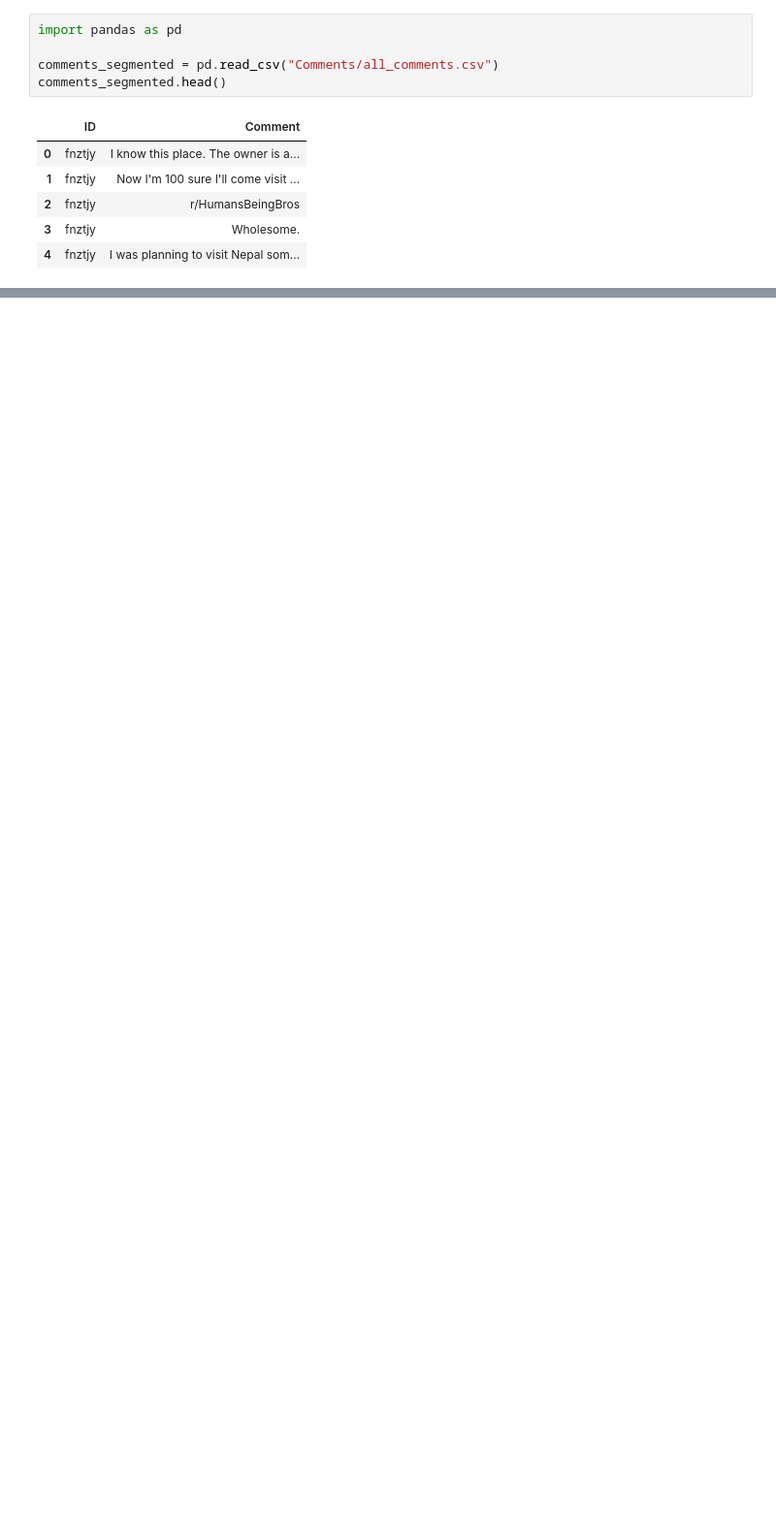
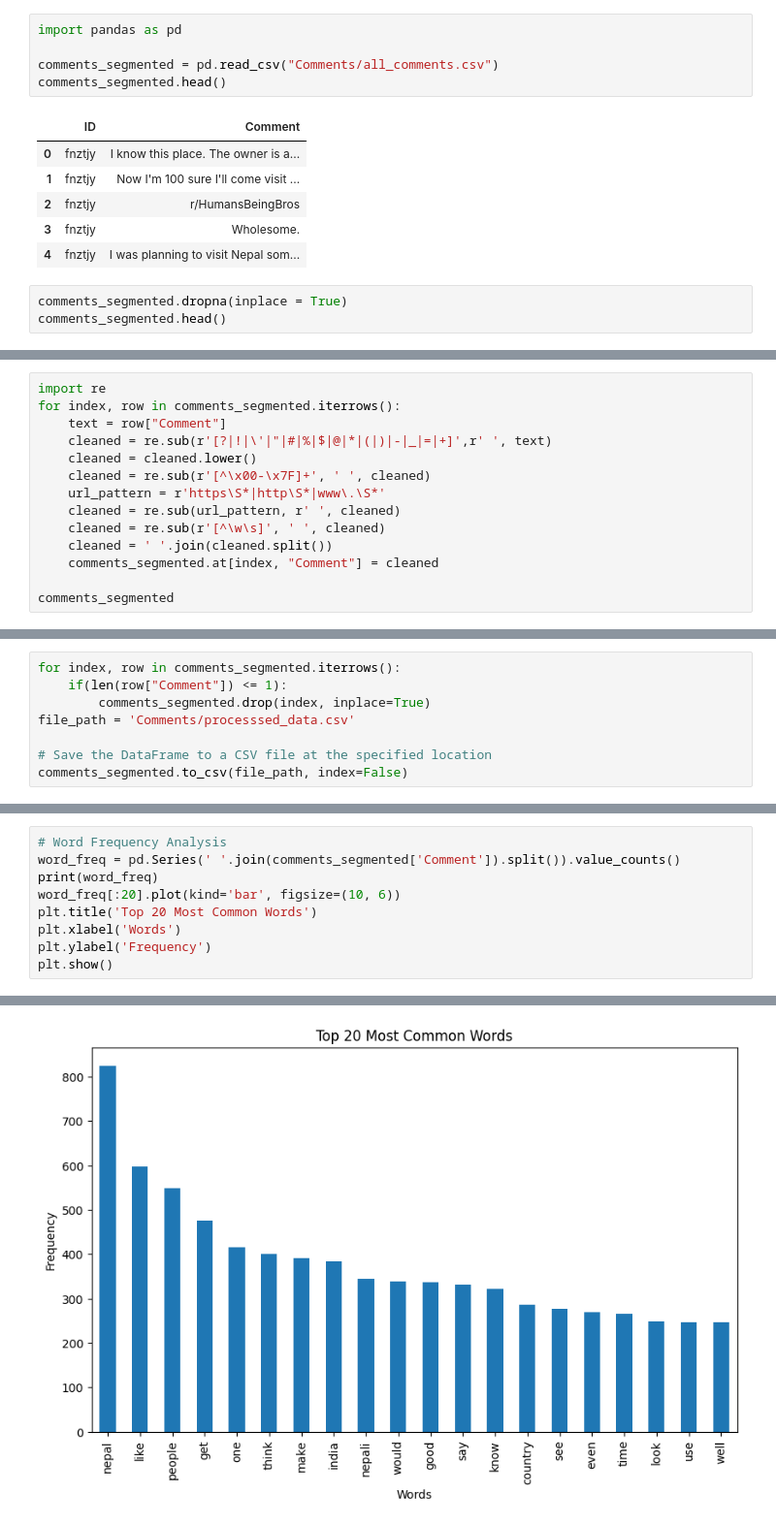
Before and after one commit to Masters-Of-NLP/Assignment1, a Jupyter notebook: EDA.ipynb, the cells around one changed output, grey strips where cells are left out. Shown at 97% size. Drawn from its saved outputs; the diff is of its cells as text; blank space fills up the shorter version.

Commit message:
Preprocessed the data

```diff
--- a/EDA.ipynb
+++ b/EDA.ipynb
@@ -10,3 +10,6 @@ comments_segmented.head()
 | 2 | fnztjy | r/HumansBeingBros |
 | 3 | fnztjy | Wholesome. |
 | 4 | fnztjy | I was planning to visit Nepal som... |
+# %%
+comments_segmented.dropna(inplace = True)
+comments_segmented.head()
@@ -12,0 +23,14 @@ comments_segmented.head()
+# %%
+import re
+for index, row in comments_segmented.iterrows():
+    text = row["Comment"]
+    cleaned = re.sub(r'[?|!|\'|"|#|%|$|@|*|(|)|-|_|=|+]',r' ', text)
+    cleaned = cleaned.lower()
+    cleaned = re.sub(r'[^\x00-\x7F]+', ' ', cleaned)
+    url_pattern = r'https\S*|http\S*|www\.\S*'
+    cleaned = re.sub(url_pattern, r' ', cleaned)
+    cleaned = re.sub(r'[^\w\s]', ' ', cleaned)
+    cleaned = ' '.join(cleaned.split())
+    comments_segmented.at[index, "Comment"] = cleaned
+
+comments_segmented
@@ -12,0 +111,8 @@ comments_segmented.head()
+# %%
+for index, row in comments_segmented.iterrows():
+    if(len(row["Comment"]) <= 1):
+        comments_segmented.drop(index, inplace=True)
+file_path = 'Comments/processsed_data.csv'
+
+# Save the DataFrame to a CSV file at the specified location
+comments_segmented.to_csv(file_path, index=False)
@@ -12,0 +145,10 @@ comments_segmented.head()
+# %%
+# Word Frequency Analysis
+word_freq = pd.Series(' '.join(comments_segmented['Comment']).split()).value_counts()
+print(word_freq)
+word_freq[:20].plot(kind='bar', figsize=(10, 6))
+plt.title('Top 20 Most Common Words')
+plt.xlabel('Words')
+plt.ylabel('Frequency')
+plt.show()
+# %% [output]
@@ -12,0 +167 @@ comments_segmented.head()
+[figure, added]
```
Also changed, not shown: parts of 9 cells of this notebook, 1 other file.
